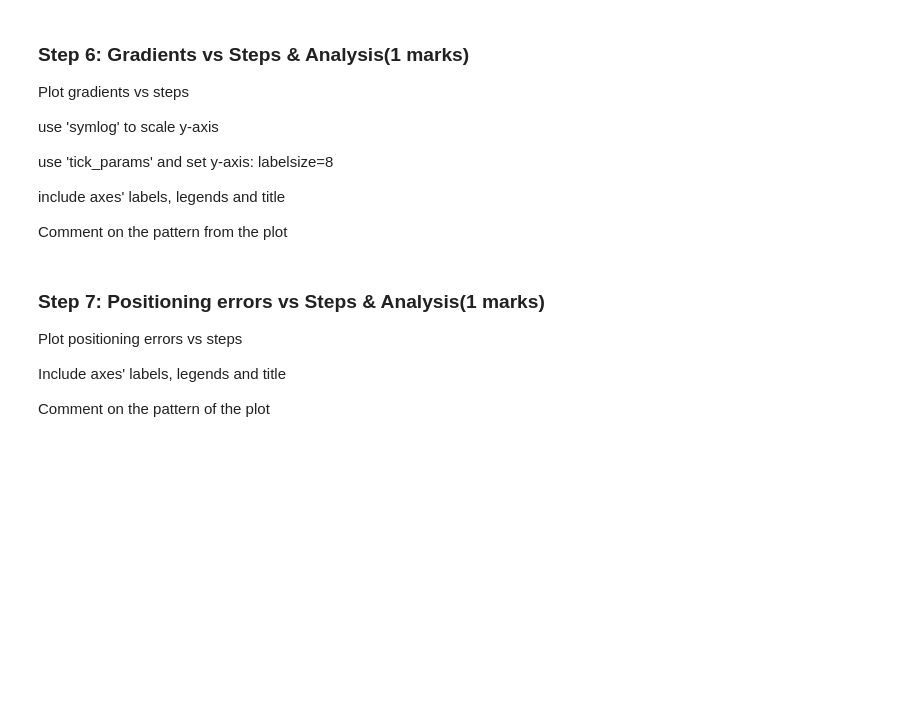
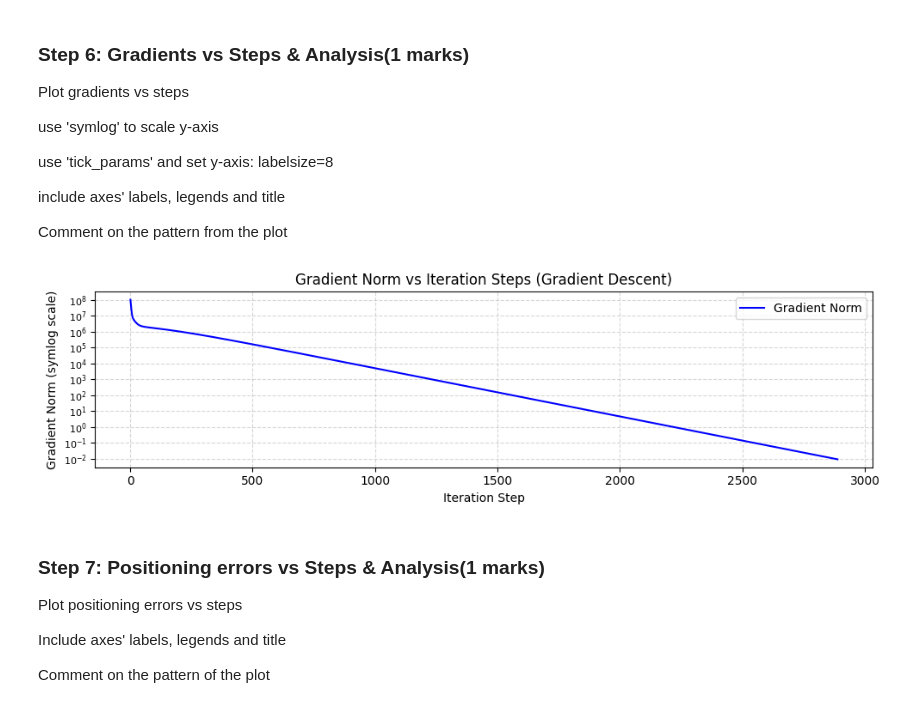
Before and after one commit to hudsonirivbogbe/ENGG680_2025_Fall, a Jupyter notebook: Lab_Assignment2/Assignment2_Group_6.ipynb, the cells around one changed output. Cells and saved outputs as stored; diff of their text form; code cells hidden in the pictures; blank space fills up the shorter version.

```diff
--- a/Lab_Assignment2/Assignment2_Group_6.ipynb
+++ b/Lab_Assignment2/Assignment2_Group_6.ipynb
@@ -683,3 +857,32 @@ plt.show()
+# %%
+# -----------------------------------------------------------------------------------------------------#
+# PLOT GRADIENTS vs ITERATION STEPS (BASED ON LEARNING RATE = 0.01 AND MAXIMUM ITERATION NUMBER = 50000)
+# -----------------------------------------------------------------------------------------------------#
+grad_norm = np.array(arr_grad)
+steps = np.arange(1, len(grad_norm)+1)
+
+fig, ax = plt.subplots(figsize=(10, 3))
+ax.plot(steps, grad_norm, color='b', label='Gradient Norm')
+
+# Addition of Symmetric log scale for y-axis (linear near zero, log elsewhere)
+ax.set_yscale('symlog', linthresh=1e-6)
+
+# Addition of Axis labels and title
+ax.set_xlabel("Iteration Step")
+ax.set_ylabel("Gradient Norm (symlog scale)")
+ax.set_title("Gradient Norm vs Iteration Steps (Gradient Descent)")
+ax.legend()
+
+# Tick customization
+ax.tick_params(axis='y', labelsize=8)
+
+# Grid and layout
+ax.grid(True, which='both', linestyle='--', alpha=0.5)
+fig.tight_layout()
+
+plt.show()
+# %% [output]
+[figure, added]
 # %% [markdown]
 ### Step 7: Positioning errors vs Steps & Analysis(1 marks)
 Plot positioning errors vs steps
```
Also changed, not shown: parts of 18 cells of this notebook.
